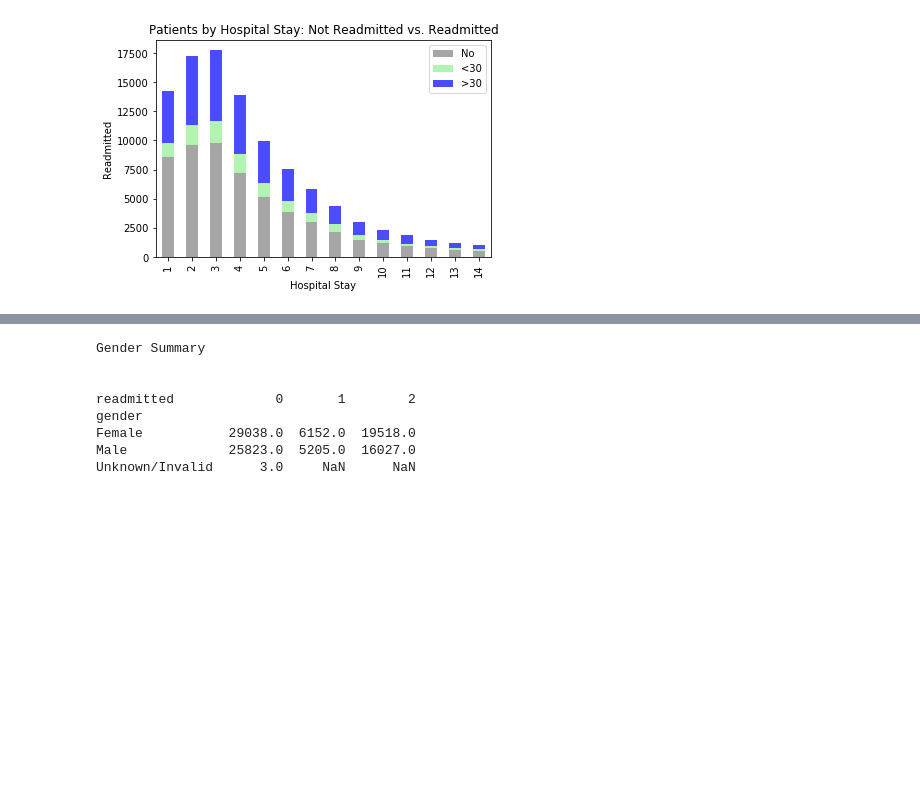
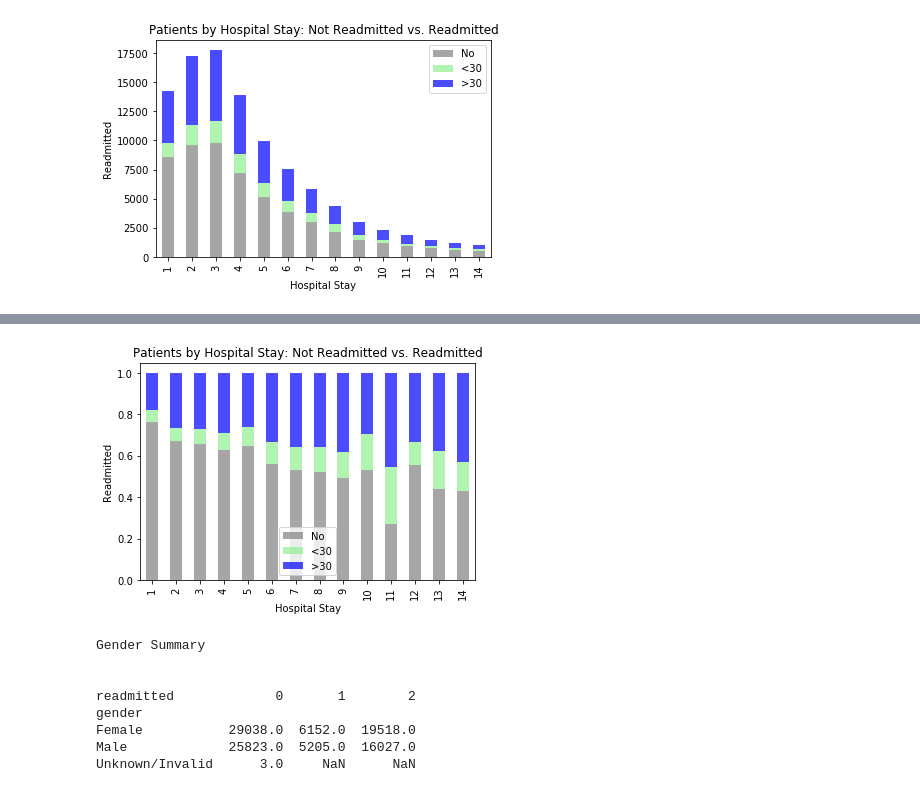
Before and after one commit to yunghanjeong/diabetic_readmission_prediction, a Jupyter notebook: notebooks/data_visualizations_Malcolm.ipynb, the cells around one changed output, grey strips where cells are left out. Drawn from its saved outputs; the diff is of its cells as text; code cells hidden in the pictures; blank space fills up the shorter version.

```diff
--- a/notebooks/data_visualizations_Malcolm.ipynb
+++ b/notebooks/data_visualizations_Malcolm.ipynb
@@ -100,3 +163,10 @@ time_in_hospital
 13                 640   149   421
 14                 529   135   378
 [figure]
+# %%
+pph = df2.groupby(['time_in_hospital','readmitted']).time_in_hospital.count().unstack()
+sph = df2.groupby(['time_in_hospital','readmitted']).time_in_hospital.count().unstack()
+tph = df2.groupby(['readmitted', 'time_in_hospital']).readmitted.count().unstack().sum()
+for x in range(0, 3):
+    pph[x] = sph[x] / tph
+print(pph)
@@ -103,3 +190,14 @@ time_in_hospital
+# %%
+p1 = pph.plot(kind = 'bar', stacked = True,
+                   title = 'Patients by Hospital Stay: Not Readmitted vs. Readmitted',
+                   color = ['grey','lightgreen', 'blue'], alpha = .70)
+p1.set_xlabel('Hospital Stay')
+p1.set_ylabel('Readmitted')
+p1.legend(['No','<30', '>30'])
+plt.savefig('../image/Percentage_Hospital_Stay_Readmitted.png')
+plt.show()
+# %% [output]
+[figure, added]
 # %%
 # gender summary
 print('Gender Summary')
```
Also changed, not shown: parts of 9 cells of this notebook, 6 other files.
